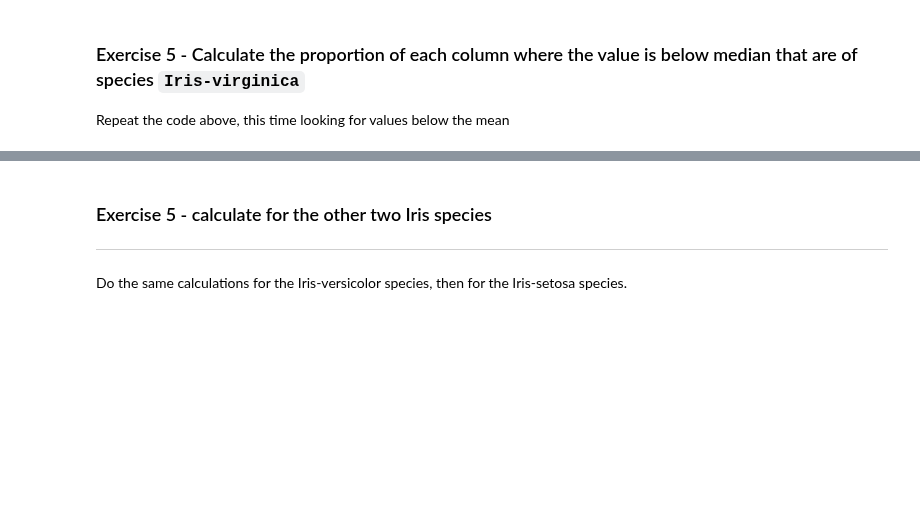
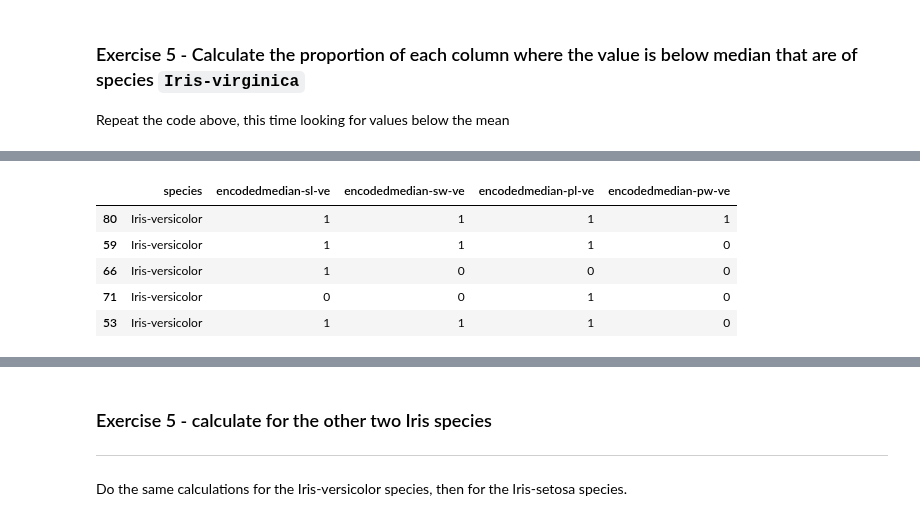
Before and after one commit to sysphcd/PythonProgrammingforData, a Jupyter notebook: 15_2_Decision_Tree_coded_model.ipynb, the cells around one changed output, grey strips where cells are left out. Drawn from its saved outputs; the diff is of its cells as text; code cells hidden in the pictures; blank space fills up the shorter version.

```diff
--- a/15_2_Decision_Tree_coded_model.ipynb
+++ b/15_2_Decision_Tree_coded_model.ipynb
@@ -271,0 +441,24 @@ Repeat the code above, this time looking for values below the mean
+# %%
+sl_median_virginica = get_median(train, 'Iris-virginica', 'sepal-length')
+sw_median_virginica = get_median(train, 'Iris-virginica', 'sepal-width')
+pl_median_virginica = get_median(train, 'Iris-virginica', 'petal-length')
+pw_median_virginica = get_median(train, 'Iris-virginica', 'petal-width')
+print('------------------------------median values of Iris-virginica for sepal petal length and width---------------')
+print('sl_median_virginica = ', sl_median_virginica, ' sw_median_virginica = ', sw_median_virginica)
+print('pl_median_virginica = ', pl_median_virginica, ' pw_median_virginica = ', pw_median_virginica)
+
+sl_median_versicolor = get_median(train, 'Iris-versicolor', 'sepal-length')
+sw_median_versicolor = get_median(train, 'Iris-versicolor', 'sepal-width')
+pl_median_versicolor = get_median(train, 'Iris-versicolor', 'petal-length')
+pw_median_versicolor = get_median(train, 'Iris-versicolor', 'petal-width')
+print('------------------------------median values of Iris-versicolor for sepal petal length and width---------------')
+print('sl_median_versicolor = ', sl_median_versicolor, ' sw_median_versicolor = ', sw_median_versicolor)
+print('pl_median_versicolor = ', pl_median_versicolor, ' pw_median_versicolor = ', pw_median_versicolor)
+
+sl_median_setosa = get_median(train, 'Iris-setosa', 'sepal-length')
+sw_median_setosa = get_median(train, 'Iris-setosa', 'sepal-width')
+pl_median_setosa = get_median(train, 'Iris-setosa', 'petal-length')
+pw_median_setosa = get_median(train, 'Iris-setosa', 'petal-width')
+print('------------------------------median values of Iris-setosa for sepal petal length and width---------------')
+print('sl_median_setosa = ', sl_median_setosa, ' sw_median_setosa = ', sw_median_setosa)
+print('pl_median_setosa = ', pl_median_setosa, ' pw_median_setosa = ', pw_median_setosa)
@@ -332,0 +499,15 @@ Length: 105, dtype: int64
+# %%
+# run the function for each column so that each of the four columns are encoded, then drop the original columns, saving as a new dataframe
+train['encodedmedian-sl-ve'] = train.apply(encode_median, axis=1, key='sepal-length', indicator=sl_median_versicolor)
+train['encodedmedian-sw-ve'] = train.apply(encode_median, axis=1, key='sepal-width', indicator=sw_median_versicolor)
+train['encodedmedian-pl-ve'] = train.apply(encode_median, axis=1, key='petal-length', indicator=pl_median_versicolor)
+train['encodedmedian-pw-ve'] = train.apply(encode_median, axis=1, key='petal-width', indicator=pw_median_versicolor)
+encodedmedian_ve_train = train[(train['species']=='Iris-versicolor')][['species','encodedmedian-sl-ve','encodedmedian-sw-ve','encodedmedian-pl-ve','encodedmedian-pw-ve']]
+encodedmedian_ve_train.head()
+# %% [output]
+|  | species | encodedmedian-sl-ve | encodedmedian-sw-ve | encodedmedian-pl-ve | encodedmedian-pw-ve |
+| 80 | Iris-versicolor | 1 | 1 | 1 | 1 |
+| 59 | Iris-versicolor | 1 | 1 | 1 | 0 |
+| 66 | Iris-versicolor | 1 | 0 | 0 | 0 |
+| 71 | Iris-versicolor | 0 | 0 | 1 | 0 |
+| 53 | Iris-versicolor | 1 | 1 | 1 | 0 |
```
Also changed, not shown: parts of 36 cells of this notebook.
